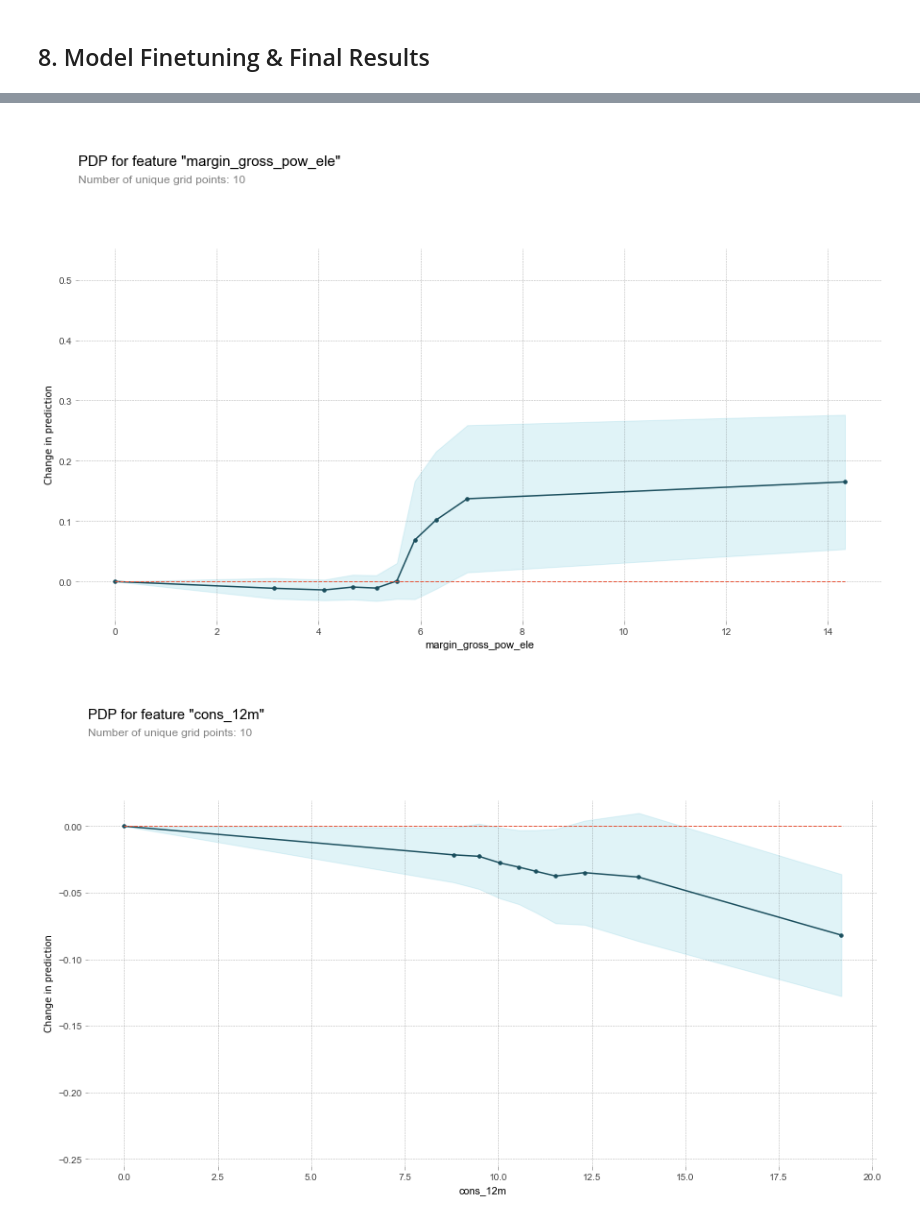
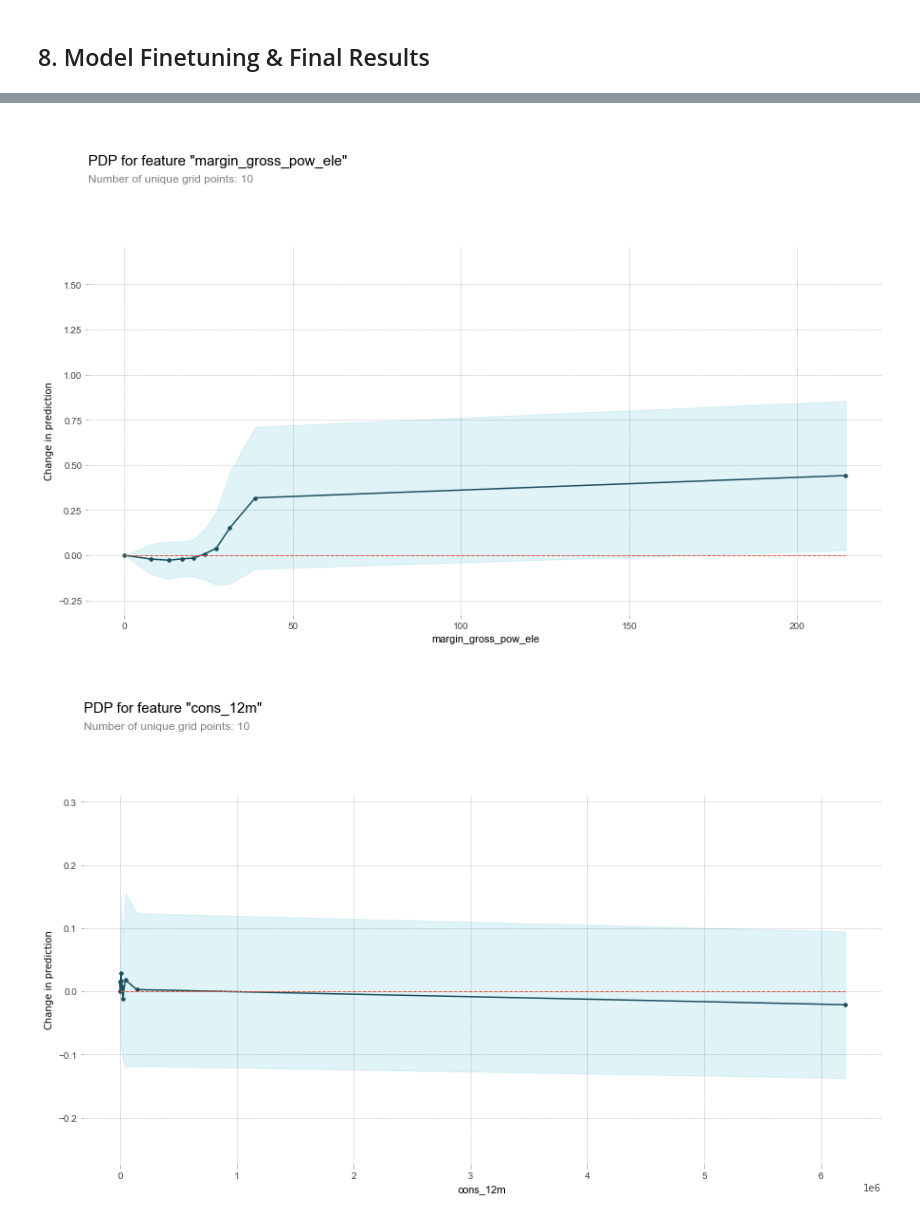
Before and after one commit to Rahulm94/Customer-Churn-Prediction, a Jupyter notebook: Task 3_Feature_engineering & Modelling.ipynb, the cells around one changed output, grey strips where cells are left out. Saved outputs shown, nothing was run; the diff lists cells and outputs as text; code cells hidden in the pictures.

```diff
--- a/Task 3_Feature_engineering & Modelling.ipynb
+++ b/Task 3_Feature_engineering & Modelling.ipynb
@@ -666,7 +729,0 @@ Best parameters for XGB classifier:  {'n_estimators': 800, 'min_samples_split':
-# %%
-# Now build model with chosen optimum hyperparameters
-
-rfc_best = RandomForestClassifier(random_state=10, **rfc_grid_model.best_params_)
-rfc_best.fit(X_train, y_train)
-y_test_pred = rfc_best.predict(X_test)
-print(classification_report(y_test, y_test_pred))
@@ -681,0 +730,15 @@ weighted avg       0.90      0.91      0.86      3652
+# %%
+# Best parameters for XGB classifier:  {'learning_rate': 0.4, 'min_child_weight': 0, 'scale_pos_weight': 1}
+best_params = {'n_estimators' : 500, 'learning_rate': 0.6, 'min_child_weight': 0, 'scale_pos_weight': 3}
+# %%
+# Now build model with chosen optimum hyperparameters
+
+xgb_best = xgboost.XGBClassifier(random_state = 12, importance_type='total_gain', verbosity=0, **best_params)
+xgb_best.fit(X_train, y_train)
+
+# Cross validated scores of the fine-tuned model
+
+cross_val_scores = cross_val_scores.iloc[0:0]
+models = {'XGB Base':xgb, 'XGB (Best 20)': xgb_20, 'XGB Fine-Tuned':xgb_best}
+cross_validate_model(models, X_train, y_train, strat_kf)
+cross_val_scores
@@ -681,0 +750,7 @@ weighted avg       0.90      0.91      0.86      3652
+# %%
+# Plot and compare ROC and PR curves
+
+fig, axes = plt.subplots(1,2, figsize=(16,5))
+plot_roc_curve(models, X_train, y_train, strat_kf, axes[0])
+plot_precision_recall(models, X_train, y_train, strat_kf, axes[1])
+plt.show()
@@ -788,19 +854,19 @@ exp.show_in_notebook(show_all=False)
 # %%
 # Create the partial dependency plot for top 6 features
 
 # ! pip install pdpbox
 import pdpbox.pdp as pdp
 from sklearn import tree
 
 imp_feat = ['margin_gross_pow_ele', 'cons_12m', 'net_margin', 'forecast_meter_rent_12m', 'forecast_cons_12m', 'pow_max']
 
 for col in imp_feat:
-    pdp_feat = pdp.pdp_isolate(rfc_best, X_test, X_test.columns, feature=col)
+    pdp_feat = pdp.pdp_isolate(xgb_best, X_test, X_test.columns, feature=col)
     fig, axes = pdp.pdp_plot(pdp_feat, col)
     plt.ylabel("Change in prediction")
     plt.savefig('pdp_{}.png'.format(col))
 
-# x-axis shows the feature data values (log transformed) and y-axis gives the partial dependence
+# x-axis shows the feature values and y-axis gives the predicted probability of churn
 # %% [output]
-[figure, old version]
+[figure, new version]
-[figure, old version]
+[figure, new version]
```
Also changed, not shown: parts of 70 cells of this notebook, 2 other files.
